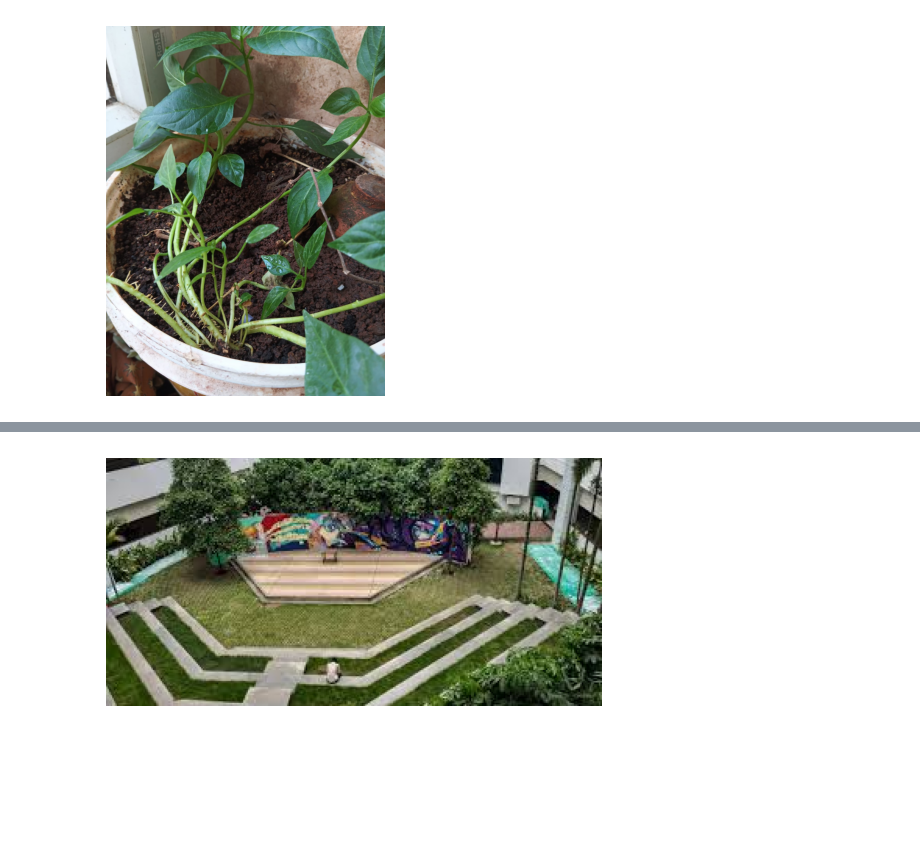
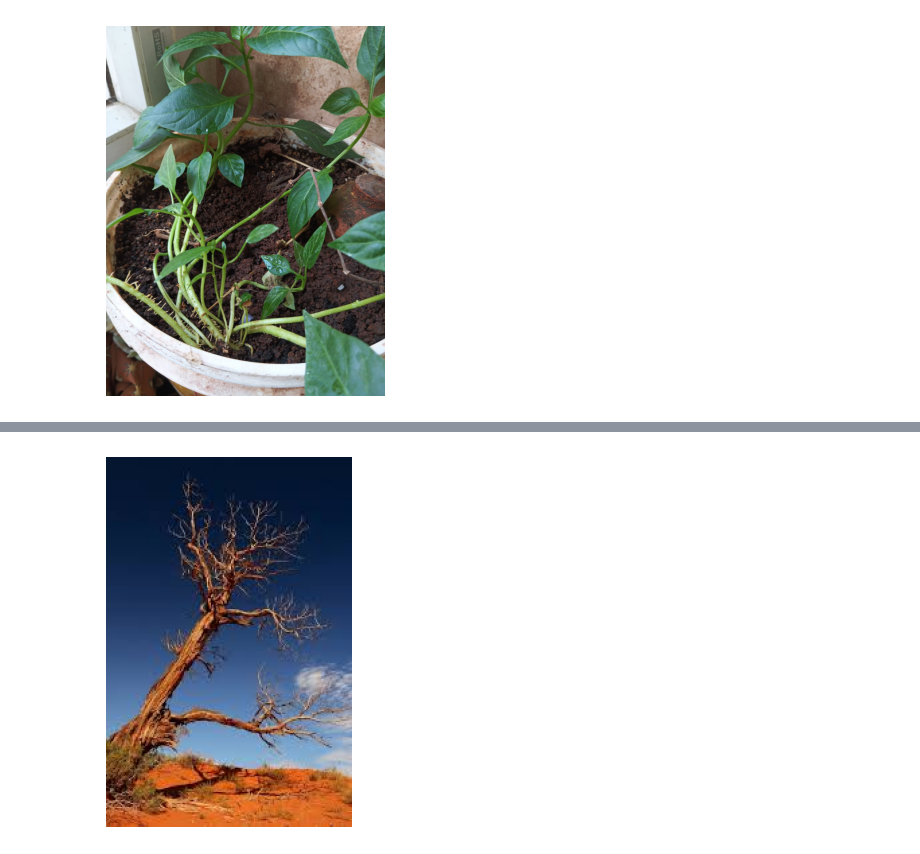
Before and after one commit to Shiyx27/Healthy-Vs-Dry-Plants, a Jupyter notebook: healthy-vs-dry.ipynb, the cells around one changed output, grey strips where cells are left out. Cells and saved outputs as stored; diff of their text form; code cells hidden in the pictures; blank space fills up the shorter version.

Commit message:
Kaggle Notebook | Healthy Vs Dry | Version 3

```diff
--- a/healthy-vs-dry.ipynb
+++ b/healthy-vs-dry.ipynb
@@ -225,7 +218,7 @@ plt.show()
 Predicted label: Healthy
 [figure]
 # %%
-img_path2 = "/kaggle/input/vit-tree1/vit_tree.jpg"
+img_path2 = "/kaggle/input/dry-plants-healthy-plants/dry plants/dry_11.jpg"
 img_array2 = preprocess_image(img_path2, target_size=(224, 224))
 
 # Predict the label of the new image
@@ -246,4 +239,4 @@ Predicted label: Healthy
-[figure, old version]
+[figure, new version]
 # %%
 model.compile(optimizer='adam', loss='binary_crossentropy', metrics=['accuracy', tf.keras.metrics.Precision()])
 # %%
```
Also changed, not shown: parts of 13 cells of this notebook.
